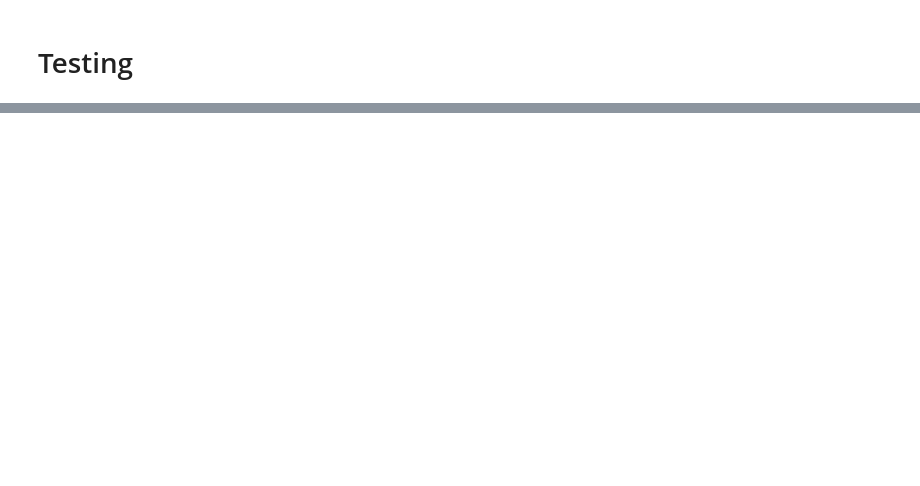
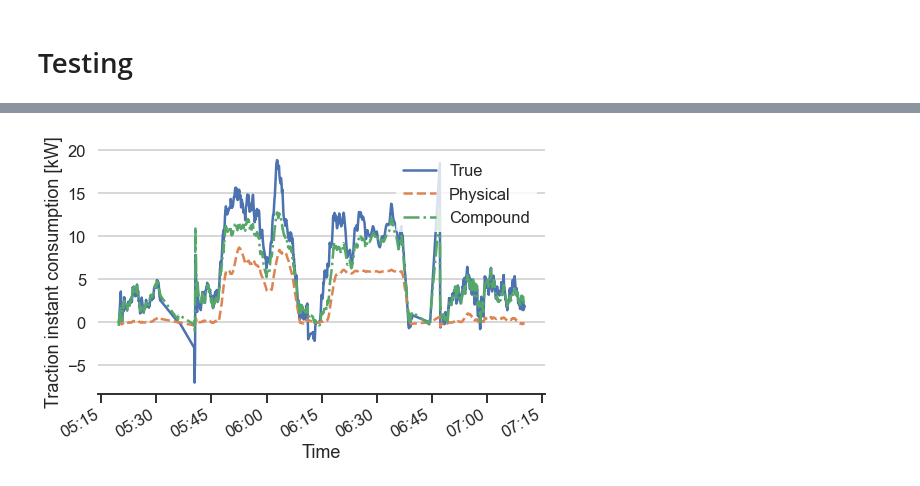
Before and after one commit to simonmoesorensen/energy-consumption-project, a Jupyter notebook: notebooks/combined_model.ipynb, the cells around one changed output, grey strips where cells are left out. Saved outputs shown, nothing was run; the diff lists cells and outputs as text; code cells hidden in the pictures; blank space fills up the shorter version.

```diff
--- a/notebooks/combined_model.ipynb
+++ b/notebooks/combined_model.ipynb
@@ -182,16 +205,19 @@ print(r2_score(df_test['traction_instant_consumption'], df_test['kW_pred_final']
 # %%
-df_plot = df.query("`trip` == 7448").rolling("2min").mean().reset_index()
+df_plot = df.query("`trip` == 7448").drop(["route"], axis=1).rolling("2min").mean().reset_index()
 
 fig, ax = plt.subplots()
 sns.lineplot(data=df_plot, x="TS_or_Distance", y="traction_instant_consumption", label='True')
-sns.lineplot(data=df_plot, x="TS_or_Distance", y="kW_pred", label='Physical')
-sns.lineplot(data=df_plot, x="TS_or_Distance", y="kW_pred_final", label='Compound', linestyle='--')
+sns.lineplot(data=df_plot, x="TS_or_Distance", y="kW_pred", label='Physical', linestyle='--')
+sns.lineplot(data=df_plot, x="TS_or_Distance", y="kW_pred_final", label='Compound', linestyle='dashdot')
 
 ax.set(
-    title='Physical and compound model predictions on train set',
+    # title='Physical and compound model predictions on train set',
     xlabel="Time",
     ylabel="Traction instant consumption [kW]",
 )
 fig.autofmt_xdate()
 ax.xaxis.set_major_formatter(mdates.DateFormatter('%H:%M'))
+fig.savefig("../figures/compound_train.pdf")
+# %% [output]
+[figure, added]
 # %%
```
Also changed, not shown: parts of 10 cells of this notebook, 5 other files.
